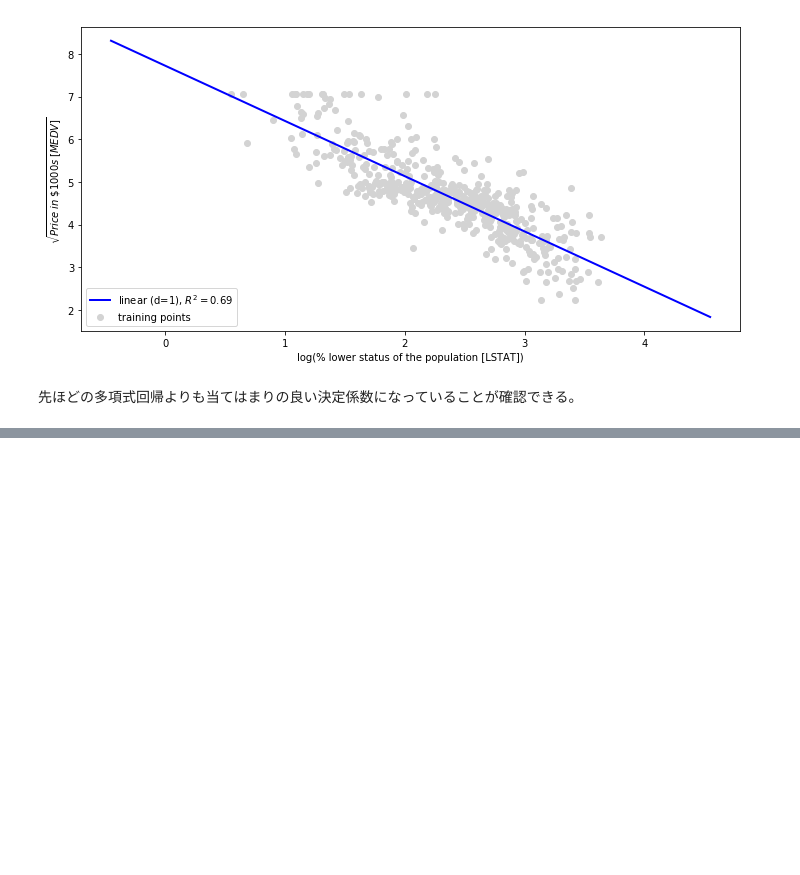
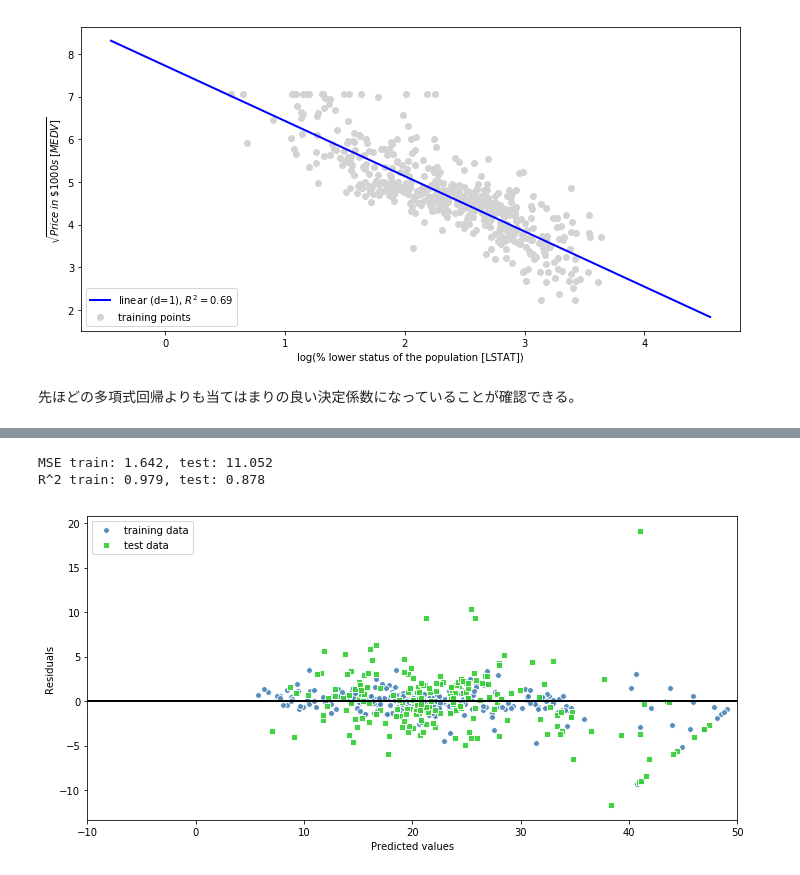
Before and after one commit to yoshiki301/ml_study, a Jupyter notebook: chapter10.ipynb, the cells around one changed output, grey strips where cells are left out. Cells and saved outputs as stored; diff of their text form; code cells hidden in the pictures; blank space fills up the shorter version.

```diff
--- a/chapter10.ipynb
+++ b/chapter10.ipynb
@@ -247,0 +319,51 @@ plt.show()
+# %%
+from sklearn.ensemble import RandomForestRegressor
+
+# インスタンス化、fittingおよびtestに対して予測
+forest = RandomForestRegressor(n_estimators=1000,
+                               criterion='mse',
+                               random_state=1,
+                               n_jobs=-1)
+forest.fit(X_train, y_train)
+y_train_pred = forest.predict(X_train)
+y_test_pred = forest.predict(X_test)
+
+# train, testに対して平均二乗誤差および決定係数をそれぞれ確認
+print('MSE train: %.3f, test: %.3f' % (
+        mean_squared_error(y_train, y_train_pred),
+        mean_squared_error(y_test, y_test_pred)))
+print('R^2 train: %.3f, test: %.3f' % (
+        r2_score(y_train, y_train_pred),
+        r2_score(y_test, y_test_pred)))
+# %% [output]
+MSE train: 1.642, test: 11.052
+R^2 train: 0.979, test: 0.878
+# %%
+# 残差についてplotしてみる
+plt.scatter(y_train_pred,
+            y_train_pred - y_train,
+            c='steelblue',
+            edgecolor='white',
+            marker='o',
+            s=35,
+            alpha=0.9,
+            label='training data')
+plt.scatter(y_test_pred,
+            y_test_pred - y_test,
+            c='limegreen',
+            edgecolor='white',
+            marker='s',
+            s=35,
+            alpha=0.9,
+            label='test data')
+
+plt.xlabel('Predicted values')
+plt.ylabel('Residuals')
+plt.legend(loc='upper left')
+plt.hlines(y=0, xmin=-10, xmax=50, lw=2, color='black')
+plt.xlim([-10, 50])
+plt.tight_layout()
+
+plt.show()
+# %% [output]
+[figure, added]
```
Also changed, not shown: parts of 10 cells of this notebook.
